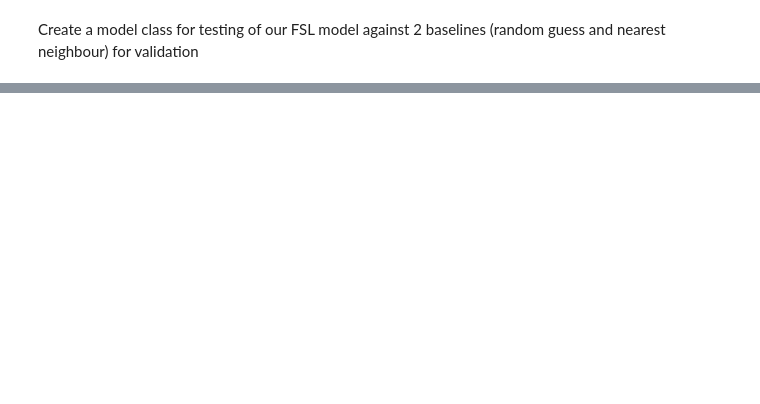
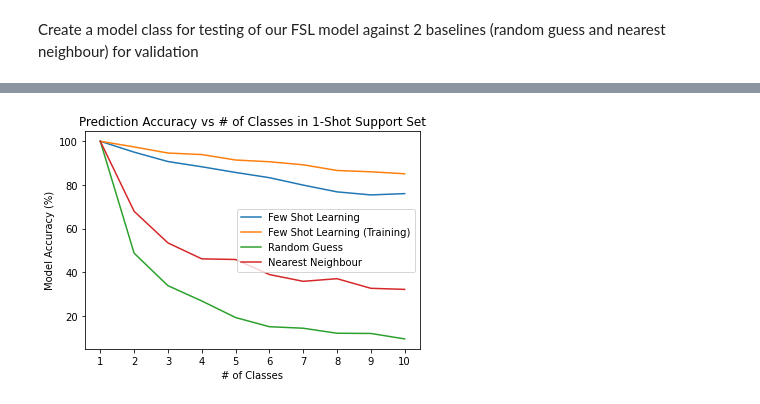
Before and after one commit to beetee17/few_shot_learning, a Jupyter notebook: keras-one-shot/omniglot.ipynb, the cells around one changed output, grey strips where cells are left out. Drawn from its saved outputs; the diff is of its cells as text; code cells hidden in the pictures; blank space fills up the shorter version.

```diff
--- a/keras-one-shot/omniglot.ipynb
+++ b/keras-one-shot/omniglot.ipynb
@@ -457,10 +666,10 @@ class Predictor(object):
 # %%
 class FSL(Predictor):
 
-    def __init__(self, model):
-        super().__init__()
+    def __init__(self, model, name='Few Shot Learning'):
+        super().__init__(name)
         self.model = model
-        self.name = 'Few Shot Learning'
+        self.name = name
         self.probs = None
 
     def get_probs(self):
@@ -473,9 +682,9 @@ class FSL(Predictor):
 # %%
 class Random(Predictor):
 
-    def __init__(self):
-        super().__init__()
-        self.name = 'Random Guess'
+    def __init__(self, name = 'Random Guess'):
+        super().__init__(name)
+        self.name = name
 
 
     def set_prediction(self, support_set, targets):
@@ -485,9 +694,9 @@ class Random(Predictor):
 
 class Nearest_Neighbour(Predictor):
 
-    def __init__(self):
-        super().__init__()
-        self.name = 'Nearest Neighbour'
+    def __init__(self, name ='Nearest Neighbour'):
+        super().__init__(name)
+        self.name = name
 
     def set_prediction(self, support_set, targets):
         # picks the class of image in the support set which has min L1 distance from query image
@@ -532,0 +752,45 @@ test_models(models, X_test, Y_test, num_tests = 100, N = 10, K = 1, verbose = 0)
+# %%
+N = range(1, 11)
+NUM_TESTS = 1000
+models = [FSL(model), FSL(model, name='Few Shot Learning (Training)'), Random(), Nearest_Neighbour()]
+
+def graph_accuracy(models, N, num_tests):
+    # tests model against baseline in num_tests amount of n-way 1-shot tasks (n belongs to N)
+    # gets mean accuracy over the tests and plots graph of accuracy against n for all n in N
+
+    # init
+    accuracies = {name : [] for name in [model.name for model in models]}
+
+    for n in N:
+        accuracy = test_models(models, X_test, Y_test, num_tests, n, K=1, verbose = 0)
+
+        # reset attributes of models
+        for model in models:
+            model.reset()
+
+        for k, v in accuracy.items():
+            accuracies[k].append(v)
+
+    plt.figure()
+    for k, v in accuracies.items():
+
+        plt.plot(N, v, label=k)
+
+    # Set the axes labels and fix x axise intervals
+    plt.xlabel('# of Classes')
+    plt.xticks(N)
+    plt.xlim(0, N[-1]+1)
+
+    plt.ylabel('Model Accuracy (%)')
+
+    # Set a title of the current axes.
+    plt.title('Prediction Accuracy vs # of Classes in 1-Shot Support Set')
+
+    # show a legend on the plot
+    plt.legend()
+
+    # Display a figure.
+    plt.show()
+
+graph_accuracy(models, N, NUM_TESTS)
+# %% [output]
@@ -532,0 +814 @@ test_models(models, X_test, Y_test, num_tests = 100, N = 10, K = 1, verbose = 0)
+[figure, added]
```
Also changed, not shown: parts of 33 cells of this notebook.
